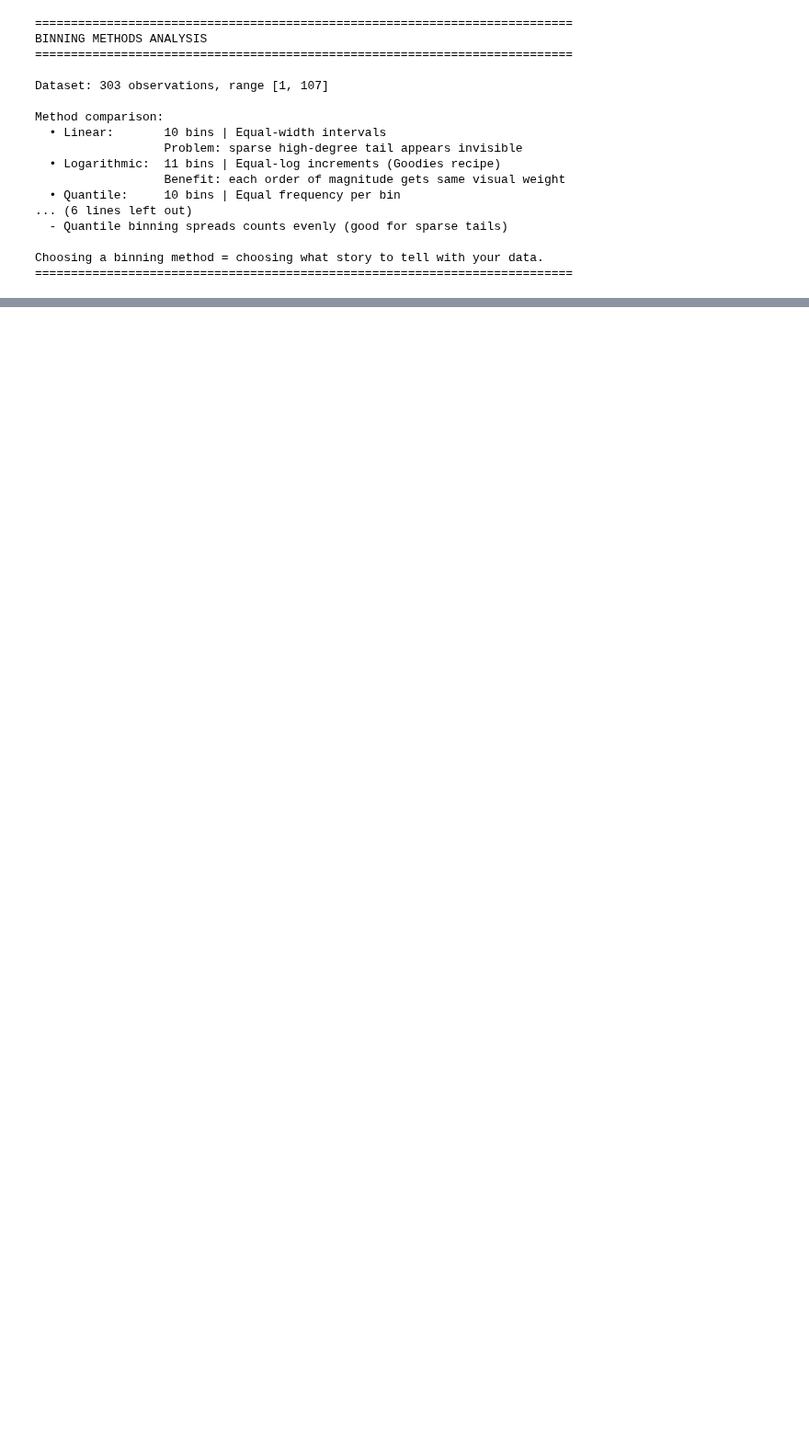
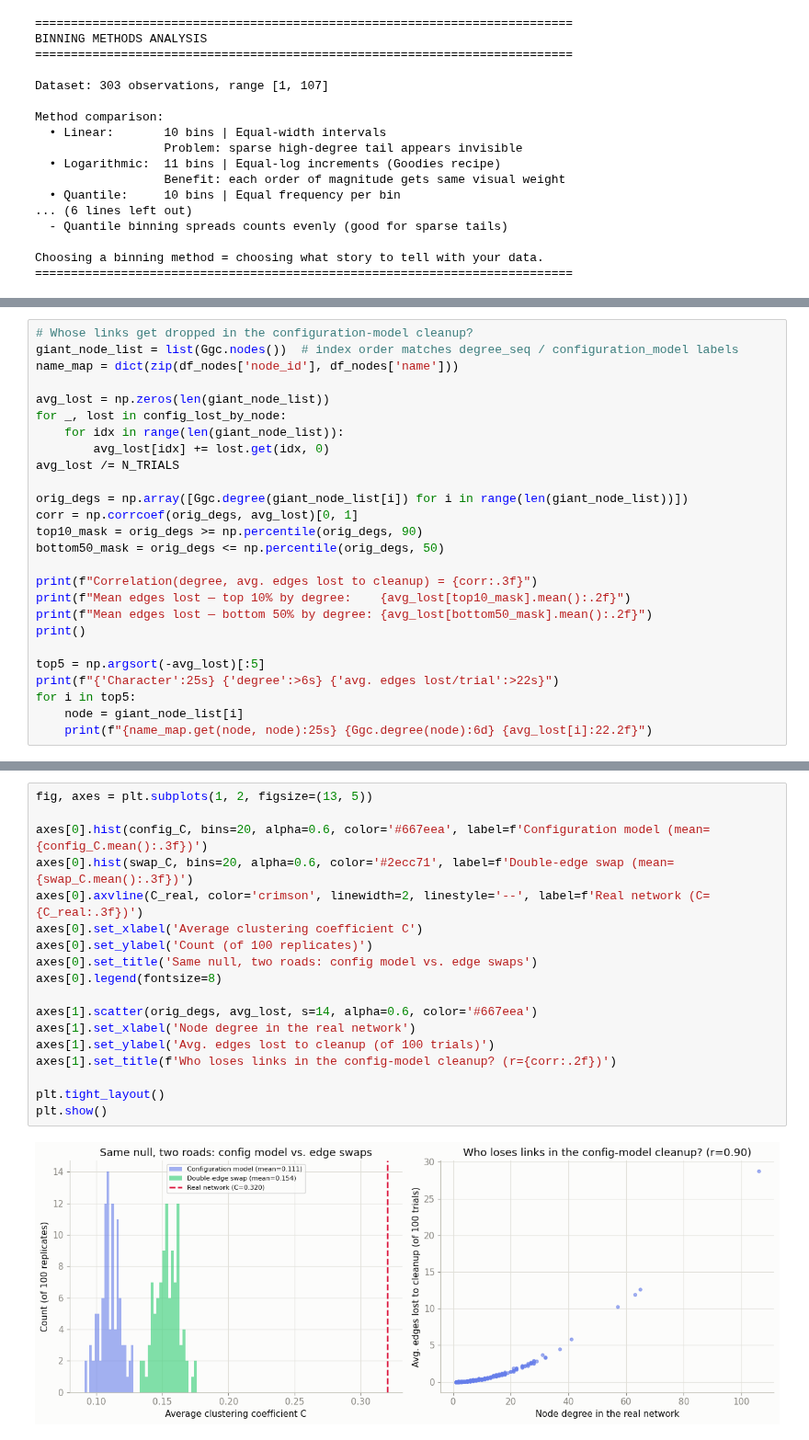
Before and after one commit to kaykay-ng/legendary-sniffle, a Jupyter notebook: notebooks/analysis.ipynb, the cells around one changed output, grey strips where cells are left out. Shown at 92% size. Drawn from its saved outputs; the diff is of its cells as text; blank space fills up the shorter version.

```diff
--- a/notebooks/analysis.ipynb
+++ b/notebooks/analysis.ipynb
@@ -652,0 +868,26 @@ Choosing a binning method = choosing what story to tell with your data.
+# %%
+# Whose links get dropped in the configuration-model cleanup?
+giant_node_list = list(Ggc.nodes())  # index order matches degree_seq / configuration_model labels
+name_map = dict(zip(df_nodes['node_id'], df_nodes['name']))
+
+avg_lost = np.zeros(len(giant_node_list))
+for _, lost in config_lost_by_node:
+    for idx in range(len(giant_node_list)):
+        avg_lost[idx] += lost.get(idx, 0)
+avg_lost /= N_TRIALS
+
+orig_degs = np.array([Ggc.degree(giant_node_list[i]) for i in range(len(giant_node_list))])
+corr = np.corrcoef(orig_degs, avg_lost)[0, 1]
+top10_mask = orig_degs >= np.percentile(orig_degs, 90)
+bottom50_mask = orig_degs <= np.percentile(orig_degs, 50)
+
+print(f"Correlation(degree, avg. edges lost to cleanup) = {corr:.3f}")
+print(f"Mean edges lost — top 10% by degree:    {avg_lost[top10_mask].mean():.2f}")
+print(f"Mean edges lost — bottom 50% by degree: {avg_lost[bottom50_mask].mean():.2f}")
+print()
+
+top5 = np.argsort(-avg_lost)[:5]
+print(f"{'Character':25s} {'degree':>6s} {'avg. edges lost/trial':>22s}")
+for i in top5:
+    node = giant_node_list[i]
+    print(f"{name_map.get(node, node):25s} {Ggc.degree(node):6d} {avg_lost[i]:22.2f}")
@@ -652,0 +905,20 @@ Choosing a binning method = choosing what story to tell with your data.
+# %%
+fig, axes = plt.subplots(1, 2, figsize=(13, 5))
+
+axes[0].hist(config_C, bins=20, alpha=0.6, color='#667eea', label=f'Configuration model (mean={config_C.mean():.3f})')
+axes[0].hist(swap_C, bins=20, alpha=0.6, color='#2ecc71', label=f'Double-edge swap (mean={swap_C.mean():.3f})')
+axes[0].axvline(C_real, color='crimson', linewidth=2, linestyle='--', label=f'Real network (C={C_real:.3f})')
+axes[0].set_xlabel('Average clustering coefficient C')
+axes[0].set_ylabel('Count (of 100 replicates)')
+axes[0].set_title('Same null, two roads: config model vs. edge swaps')
+axes[0].legend(fontsize=8)
+
+axes[1].scatter(orig_degs, avg_lost, s=14, alpha=0.6, color='#667eea')
+axes[1].set_xlabel('Node degree in the real network')
+axes[1].set_ylabel('Avg. edges lost to cleanup (of 100 trials)')
+axes[1].set_title(f'Who loses links in the config-model cleanup? (r={corr:.2f})')
+
+plt.tight_layout()
+plt.show()
+# %% [output]
+[figure, added]
```
Also changed, not shown: parts of 26 cells of this notebook, 14 other files.
